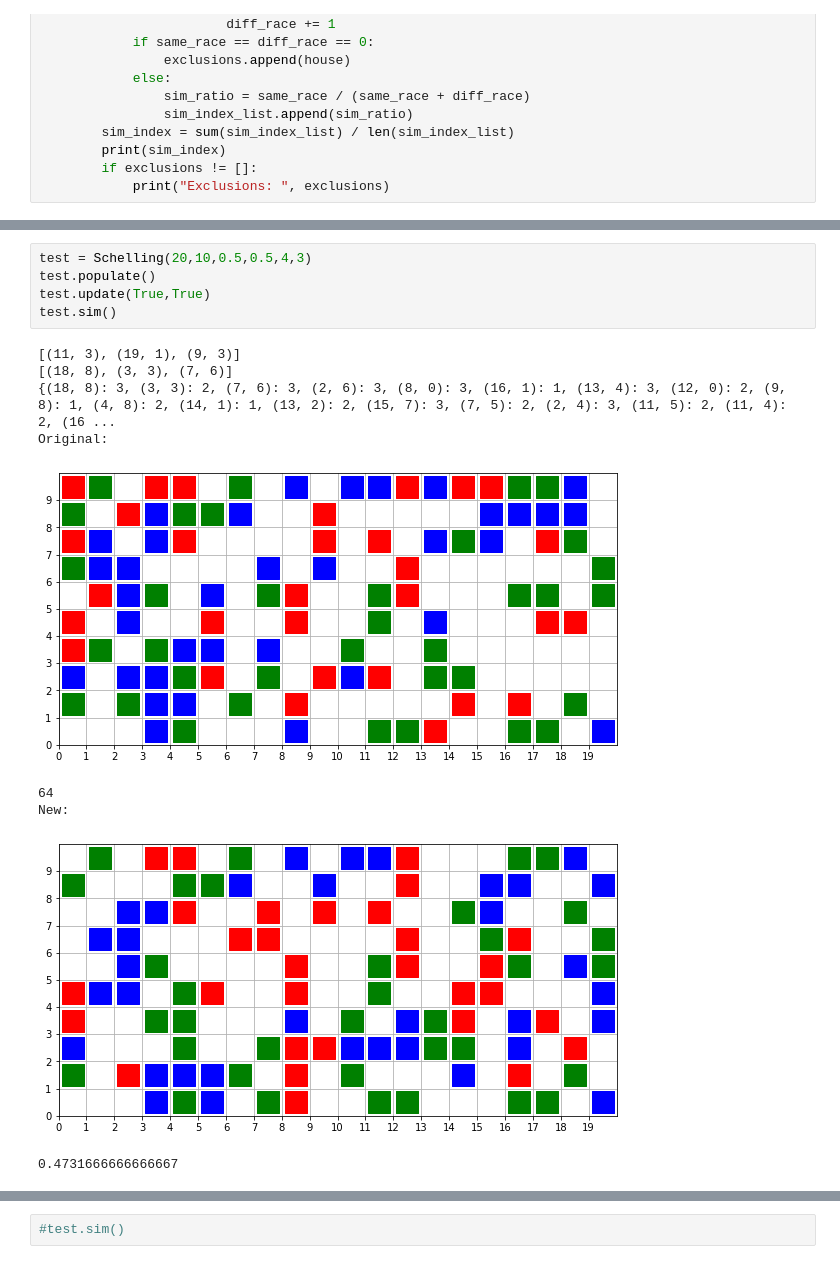
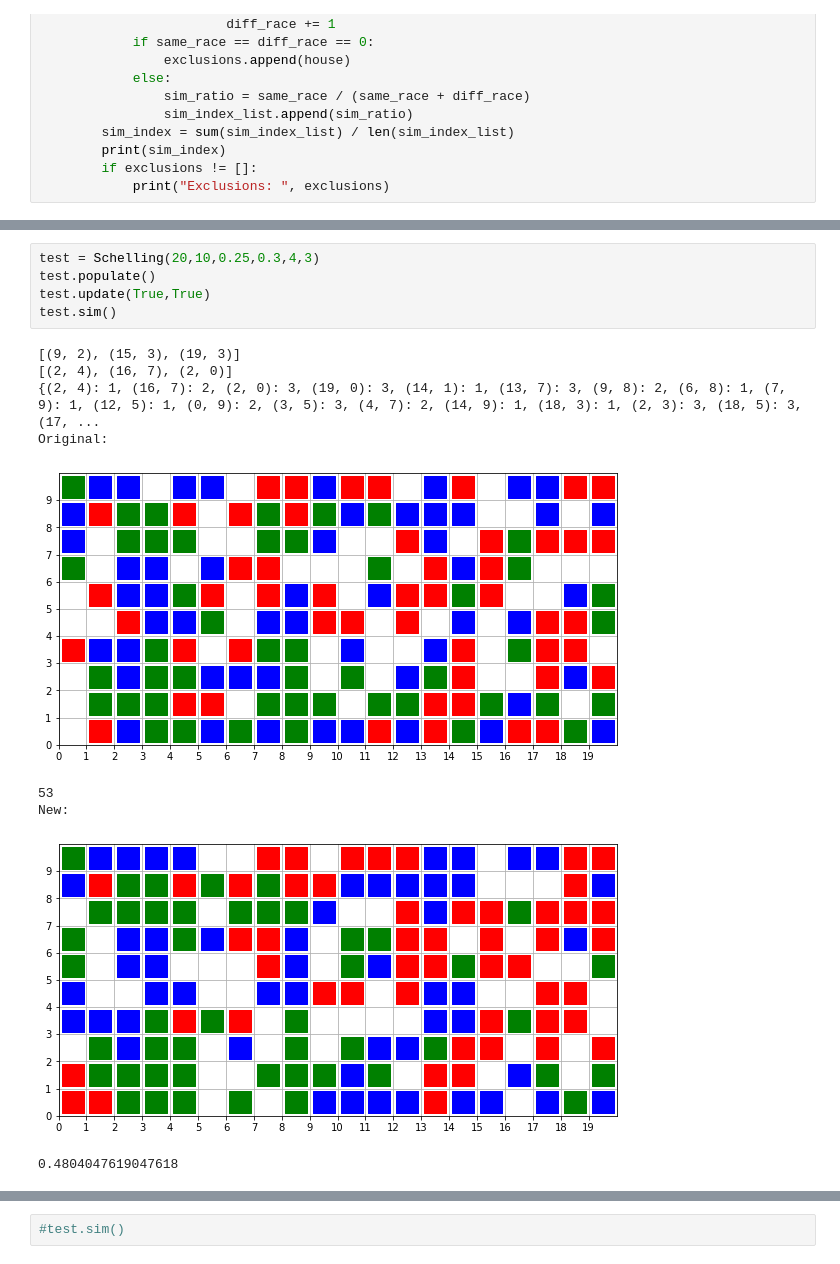
Before and after one commit to ChanMunFai/Six-Guys, a Jupyter notebook: jathieesan_branch.ipynb, the cells around one changed output, grey strips where cells are left out. Drawn from its saved outputs; the diff is of its cells as text.

```diff
--- a/jathieesan_branch.ipynb
+++ b/jathieesan_branch.ipynb
@@ -134,18 +121,18 @@ To do this, we will try to design the method as follows:
 # %%
-test = Schelling(20,10,0.5,0.5,4,3)
+test = Schelling(20,10,0.25,0.3,4,3)
 test.populate()
 test.update(True,True)
 test.sim()
 # %% [output]
-[(11, 3), (19, 1), (9, 3)]
-[(18, 8), (3, 3), (7, 6)]
-{(18, 8): 3, (3, 3): 2, (7, 6): 3, (2, 6): 3, (8, 0): 3, (16, 1): 1, (13, 4): 3, (12, 0): 2, (9, 8): 1, (4, 8): 2, (14, 1): 1, (13, 2): 2, (15, 7): 3, (7, 5): 2, (2, 4): 3, (11, 5): 2, (11, 4): 2, (16 ...
+[(9, 2), (15, 3), (19, 3)]
+[(2, 4), (16, 7), (2, 0)]
+{(2, 4): 1, (16, 7): 2, (2, 0): 3, (19, 0): 3, (14, 1): 1, (13, 7): 3, (9, 8): 2, (6, 8): 1, (7, 9): 1, (12, 5): 1, (0, 9): 2, (3, 5): 3, (4, 7): 2, (14, 9): 1, (18, 3): 1, (2, 3): 3, (18, 5): 3, (17, ...
 Original:
-[figure, old version]
+[figure, new version]
-64
+53
 New:
-[figure, old version]
+[figure, new version]
-0.4731666666666667
+0.4804047619047618
 # %%
 test.update(True)
 test.sim()
```
Also changed, not shown: parts of 2 cells of this notebook.
